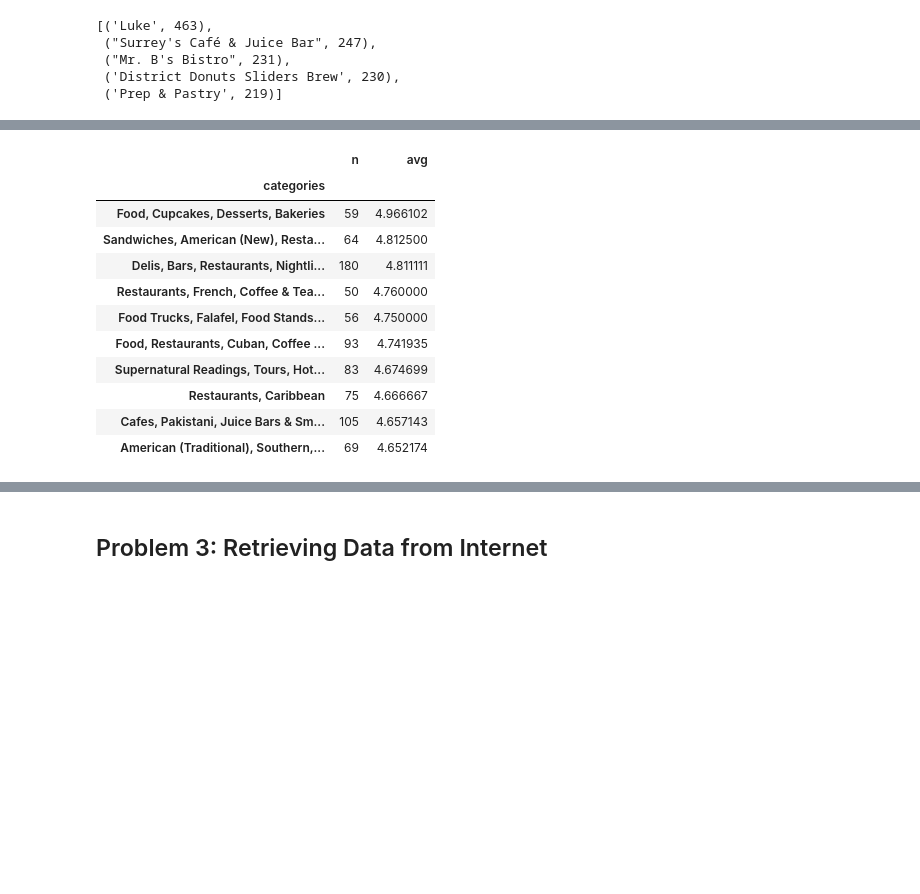
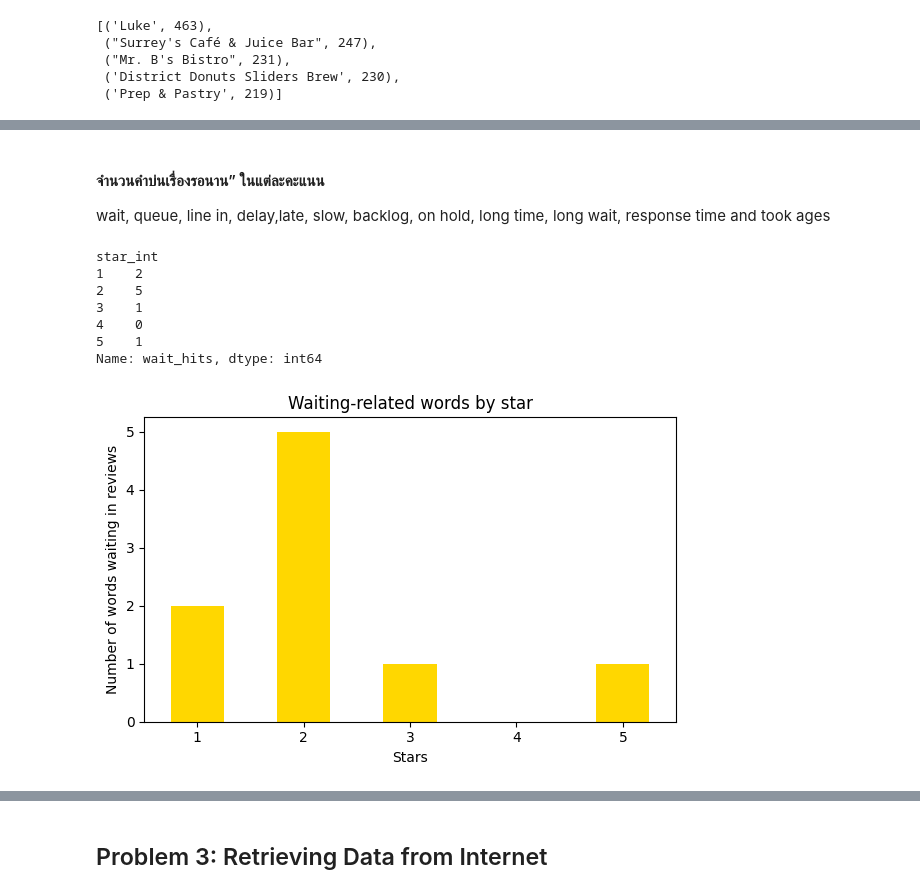
Before and after one commit to TKhahahah/Text_Analytics, a Jupyter notebook: Text_Analytics68.ipynb, the cells around one changed output, grey strips where cells are left out. Drawn from its saved outputs; the diff is of its cells as text; code cells hidden in the pictures; blank space fills up the shorter version.

```diff
--- a/Text_Analytics68.ipynb
+++ b/Text_Analytics68.ipynb
@@ -881,16 +597,51 @@ plt.show()
-# %%
-cat = df.explode("categories").groupby("categories").agg(n=("stars_review","size"), avg=("stars_review","mean"))
-cat.query("n>=50").sort_values("avg", ascending=False).head(10)
-# %% [output]
-|  | n | avg |
-| categories |  |  |
-| Food, Cupcakes, Desserts, Bakeries | 59 | 4.966102 |
-| Sandwiches, American (New), Resta... | 64 | 4.812500 |
-| Delis, Bars, Restaurants, Nightli... | 180 | 4.811111 |
-| Restaurants, French, Coffee & Tea... | 50 | 4.760000 |
-| Food Trucks, Falafel, Food Stands... | 56 | 4.750000 |
-| Food, Restaurants, Cuban, Coffee ... | 93 | 4.741935 |
-| Supernatural Readings, Tours, Hot... | 83 | 4.674699 |
-| Restaurants, Caribbean | 75 | 4.666667 |
-| Cafes, Pakistani, Juice Bars & Sm... | 105 | 4.657143 |
-| American (Traditional), Southern,... | 69 | 4.652174 |
+# %% [markdown]
+#### จำนวนคำบ่นเรื่องรอนาน” ในแต่ละคะแนน
+
+wait, queue, line in, delay,late, slow, backlog, on hold, long time, long wait, response time and took ages
+# %%
+import pandas as pd
+import matplotlib.pyplot as plt
+import re
+
+# คำ/วลีที่สื่อถึง "รอนาน" แบบง่าย ๆ (อังกฤษล้วน)
+# ครอบคลุมรูปเอกพจน์/พหูพจน์/กริยารูปต่าง ๆ และวลีที่พบบ่อย
+pat = r"(?i)(" \
+      r"\bwait\b|\bwaiting\b|\bwaited\b|\bwaits\b|" \
+      r"\bqueue\b|\bqueued\b|\bqueuing\b|\bqueues\b|" \
+      r"\bline\b|in\s+line|line[- ]?up|" \
+      r"\bdelay\b|\bdelayed\b|\bdelays\b|\bdelaying\b|" \
+      r"\blate\b|running\s+late|" \
+      r"\bslow\b|slow\s+service|slow\s+response|\bsluggish\b|" \
+      r"\bbacklog\b|\bbacklogged\b|bottleneck|" \
+      r"on\s+hold|hold[- ]?up|" \
+      r"long\s+time|long\s+wait|wait(?:\s|-)?time|waiting\s+time|" \
+      r"response\s+time|turnaround\s+time|" \
+      r"took\s+ages|took\s+a\s+while" \
+      r")"
+
+# นับจำนวนคำรอในแต่ละรีวิว
+df["wait_hits"] = df["text"].astype(str).str.lower().str.count(pat, flags=re.IGNORECASE)
+
+# รวมต่อดาว
+hits_per_star = df.groupby("star_int")["wait_hits"].sum().reindex([1,2,3,4,5]).fillna(0).astype(int)
+print(hits_per_star)
+
+# กราฟแท่ง (ไม่ใช้ seaborn)
+plt.figure(figsize=(6,4))
+
+# 1) สีเดียวทั้งกราฟ
+ax = hits_per_star.plot(kind="bar", color="#FFD700")  # << ใส่ตรงนี้
+
+plt.xlabel("Stars"); plt.ylabel("Number of words waiting in reviews")
+plt.title("Waiting-related words by star")
+plt.xticks(rotation=0)
+plt.tight_layout(); plt.show()
+# %% [output]
+star_int
+1    2
+2    5
+3    1
+4    0
+5    1
+Name: wait_hits, dtype: int64
+[figure, added]
```
Also changed, not shown: parts of 49 cells of this notebook.
